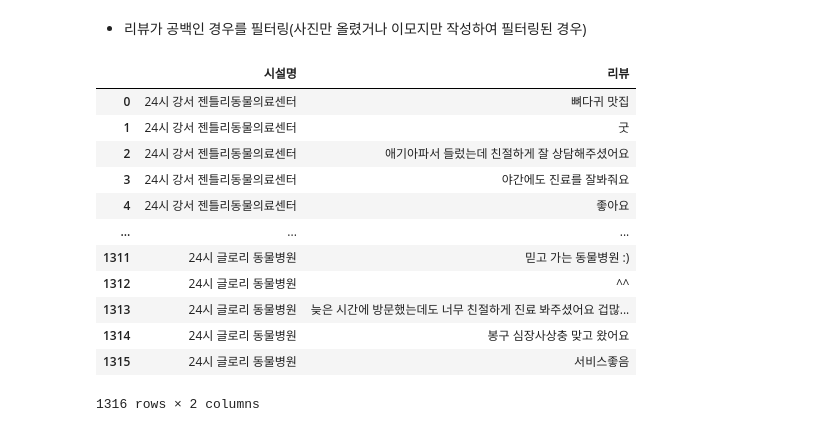
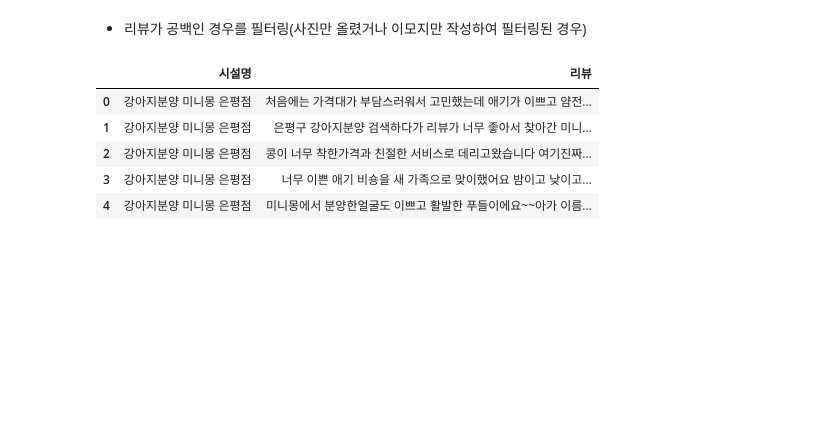
Before and after one commit to addinedu-ros-8th/eda-repo-5, a Jupyter notebook: src/naver_review.ipynb, the cells around one changed output. Cells and saved outputs as stored; diff of their text form; code cells hidden in the pictures; blank space fills up the shorter version.

```diff
--- a/src/naver_review.ipynb
+++ b/src/naver_review.ipynb
@@ -185,7 +166,7 @@ def get_review(html):
 
     review_li = soup.find("div", "place_section k1QQ5")
     for row in review_li.find_all("li", "pui__X35jYm place_apply_pui EjjAW"):
-        review_list.append(row.find("div", "pui__vn15t2").get_text())
+        review_list.append(remove_emojis(row.find("div", "pui__vn15t2").get_text()))
 
     print("리뷰수 : " + str(len(review_list)))
     return review_list
@@ -198,13 +179,13 @@ options = Options()
 options.add_argument('--disable-images')
 options.add_experimental_option("prefs", {'profile.managed_default_content_settings.images': 2})
 options.add_argument('--blink-settings=imagesEnabled=false')
-#options.add_argument(f"user-agent={generate_user_agent()}")
+options.add_argument(f"user-agent=Mozilla/5.0 (Macintosh; Intel Mac OS X 10_15_7) AppleWebKit/537.36 (KHTML, like Gecko) Chrome/131.0.0.0 Safari/537.36")
 options.add_argument('--headless')
 
-driver = webdriver.Chrome(service=Service("../driver/chromedriver"), options=options)
+driver = webdriver.Chrome(service=Service("../driver/chromedriver"))
 driver.delete_all_cookies()
 
-for _, row in tqdm(df.iloc[:1].iterrows(), total=len(df.iloc[:1].index)):
+for _, row in tqdm(df.iloc[:56].iterrows(), total=len(df.iloc[:56].index)):
     url = "https://pcmap.place.naver.com/place/" + str(row["인프라id"]) + "/review/visitor"
     driver.get(url)
 
@@ -214,8 +195,12 @@ for _, row in tqdm(df.iloc[:1].iterrows(), total=len(df.iloc[:1].index)):
 
     print("[" + row["시설명"] + "] processing...")
 
-    if morebtn_click(driver):
-         review_list = get_review(driver.page_source)
+    try:
+     if morebtn_click(driver):
+          review_list = get_review(driver.page_source)
+    except:
+        print(row["시설명"], "리뷰 탭 없음")
+        continue
 
     review_dict[row["시설명"]] = review_list
 
@@ -261,18 +244,11 @@ review_df
 # %%
 review_df = review_df[review_df["리뷰"] != ""]
 review_df.reset_index(drop=True, inplace=True)
-review_df
+review_df.head()
 # %% [output]
 |  | 시설명 | 리뷰 |
-| 0 | 24시 강서 젠틀리동물의료센터 | 뼈다귀 맛집 |
-| 1 | 24시 강서 젠틀리동물의료센터 | 굿 |
-| 2 | 24시 강서 젠틀리동물의료센터 | 애기아파서 들렀는데 친절하게 잘 상담해주셨어요 |
-| 3 | 24시 강서 젠틀리동물의료센터 | 야간에도 진료를 잘봐줘요 |
-| 4 | 24시 강서 젠틀리동물의료센터 | 좋아요 |
-| ... | ... | ... |
-| 1311 | 24시 글로리 동물병원 | 믿고 가는 동물병원 :) |
-| 1312 | 24시 글로리 동물병원 | ^^ |
-| 1313 | 24시 글로리 동물병원 | 늦은 시간에 방문했는데도 너무 친절하게 진료 봐주셨어요 겁많... |
-| 1314 | 24시 글로리 동물병원 | 봉구 심장사상충 맞고 왔어요 |
-| 1315 | 24시 글로리 동물병원 | 서비스좋음 |
+| 0 | 강아지분양 미니몽 은평점 | 처음에는 가격대가 부담스러워서 고민했는데 애기가 이쁘고 얌전... |
+| 1 | 강아지분양 미니몽 은평점 | 은평구 강아지분양 검색하다가 리뷰가 너무 좋아서 찾아간 미니... |
+| 2 | 강아지분양 미니몽 은평점 | 콩이 너무 착한가격과 친절한 서비스로 데리고왔습니다 여기진짜... |
+| 3 | 강아지분양 미니몽 은평점 | 너무 이쁜 애기 비숑을 새 가족으로 맞이했어요 밤이고 낮이고... |
+| 4 | 강아지분양 미니몽 은평점 | 미니몽에서 분양한얼굴도 이쁘고 활발한 푸들이에요~~아가 이름... |
-1316 rows × 2 columns
```
Also changed, not shown: parts of 25 cells of this notebook.
